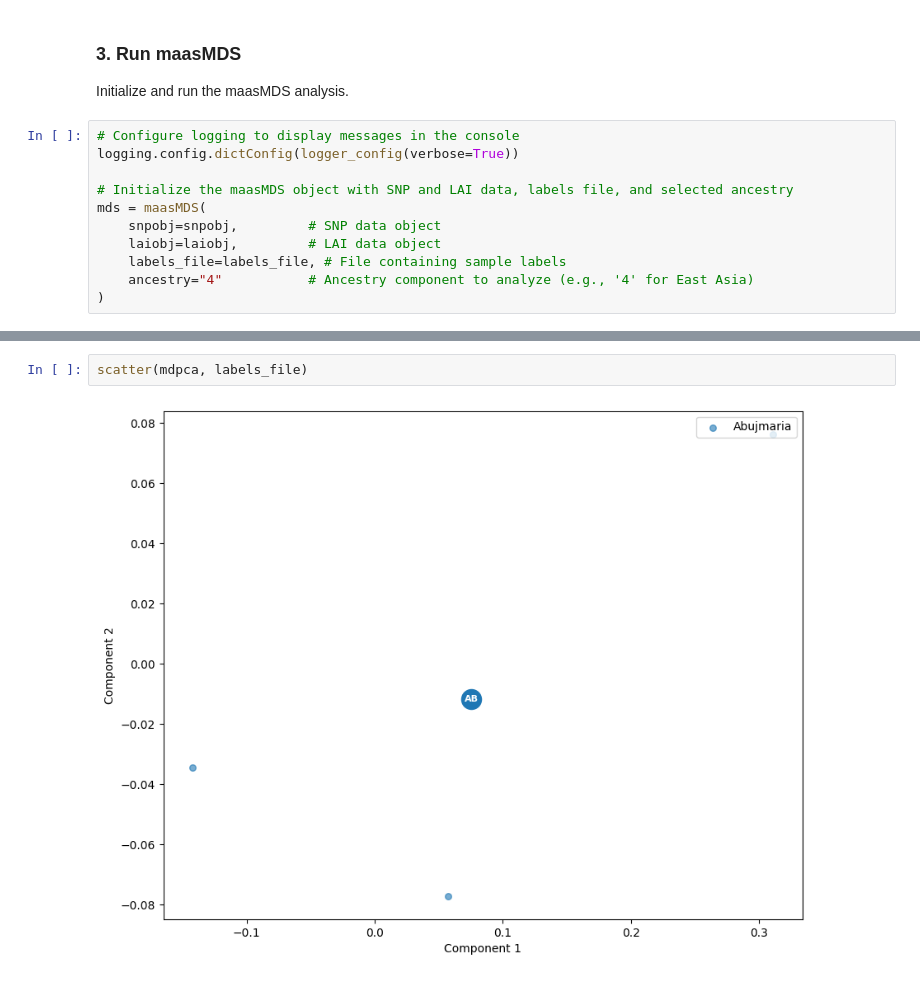
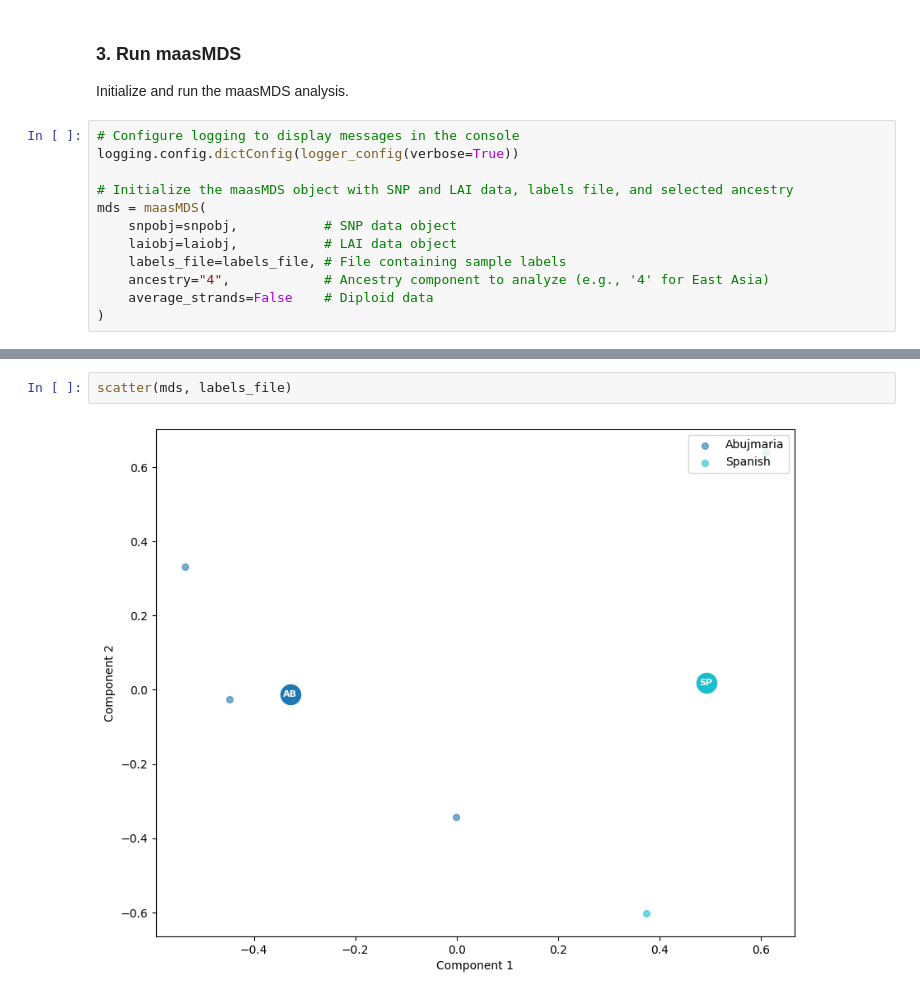
Before and after one commit to shanksc/snputils_rpca, a Jupyter notebook: demos/mdPCA_maasMDS.ipynb, the cells around one changed output, grey strips where cells are left out. Saved outputs shown, nothing was run; the diff lists cells and outputs as text.

```diff
--- a/demos/mdPCA_maasMDS.ipynb
+++ b/demos/mdPCA_maasMDS.ipynb
@@ -77,9 +88,10 @@ logging.config.dictConfig(logger_config(verbose=True))
 
 # Initialize the maasMDS object with SNP and LAI data, labels file, and selected ancestry
 mds = maasMDS(
-    snpobj=snpobj,         # SNP data object
-    laiobj=laiobj,         # LAI data object
+    snpobj=snpobj,           # SNP data object
+    laiobj=laiobj,           # LAI data object
     labels_file=labels_file, # File containing sample labels
-    ancestry="4"           # Ancestry component to analyze (e.g., '4' for East Asia)
+    ancestry="4",            # Ancestry component to analyze (e.g., '4' for East Asia)
+    average_strands=False    # Diploid data
 )
 # %% [output]
@@ -103,4 +125,4 @@ X_new [[ 0.05753786 -0.07705574]
 # %%
-scatter(mdpca, labels_file)
+scatter(mds, labels_file)
 # %% [output]
-[figure, old version]
+[figure, new version]
```
Also changed, not shown: parts of 6 cells of this notebook.
